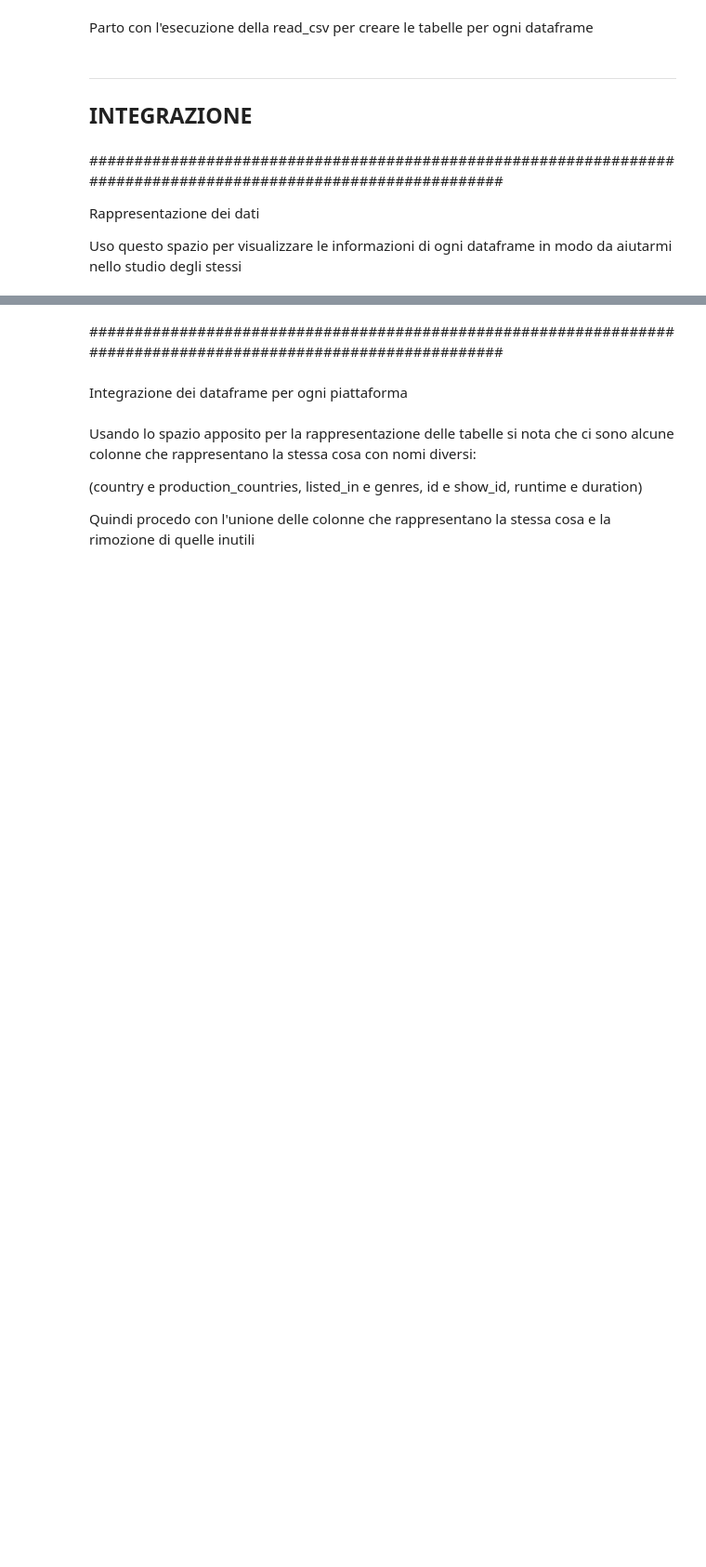
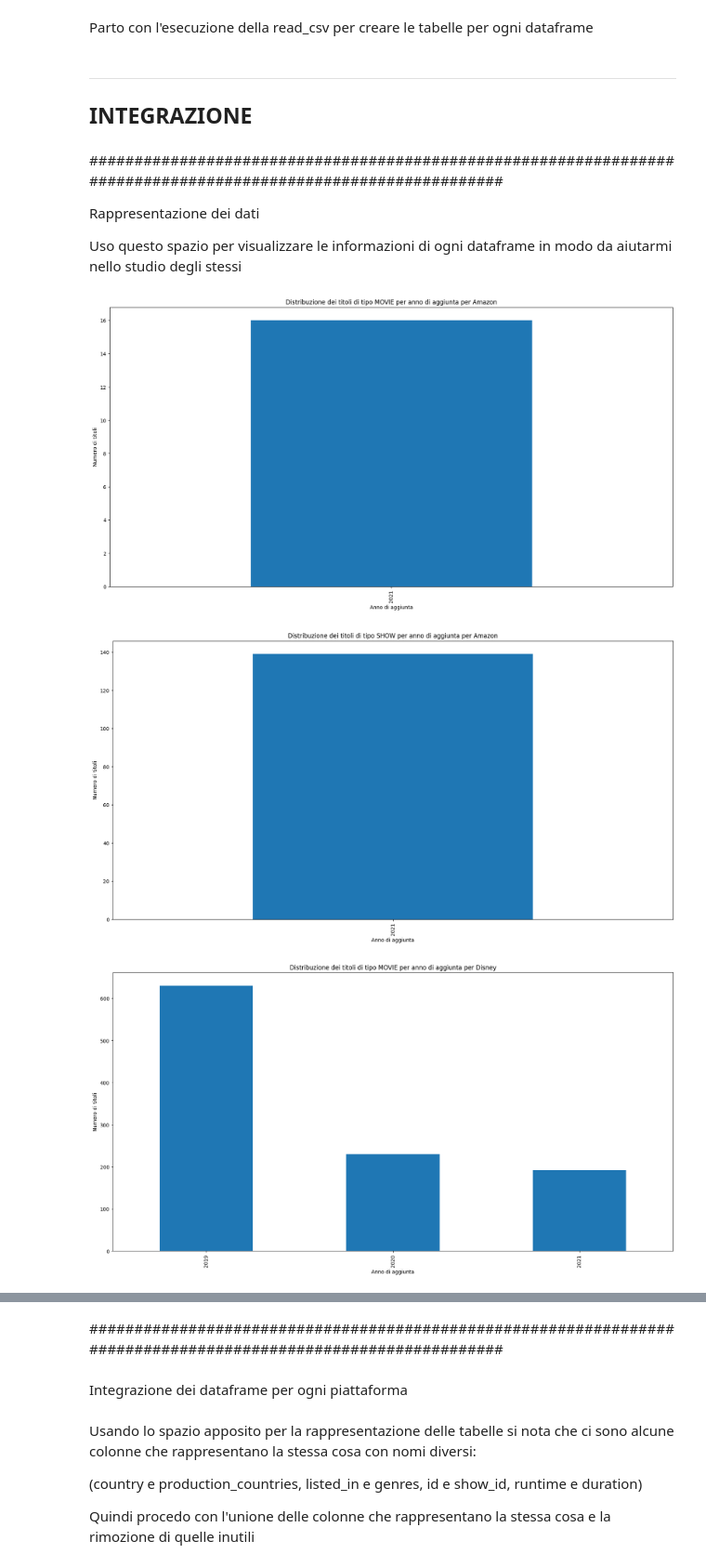
Before and after one commit to edotaggaedo/Progetto_finale_IDS, a Jupyter notebook: Progetto_Finale/ProgFin.ipynb, the cells around one changed output, grey strips where cells are left out. Shown at 93% size. Drawn from its saved outputs; the diff is of its cells as text; code cells hidden in the pictures; blank space fills up the shorter version.

```diff
--- a/Progetto_Finale/ProgFin.ipynb
+++ b/Progetto_Finale/ProgFin.ipynb
@@ -221,0 +152,40 @@ plt.show()
+# %%
+# Parte per visualizzare i grafici
+
+# Grafico che visualizzi la distribuzione dei titoli di tipo MOVIE per anno di aggiunta
+
+amazon_titles_combinata['year_added'][index_movie_amazon & index_notn_amazon].value_counts().plot(kind='bar', figsize=(20,10))
+
+plt.title('Distribuzione dei titoli di tipo MOVIE per anno di aggiunta per Amazon')
+plt.xlabel('Anno di aggiunta')
+plt.ylabel('Numero di titoli')
+plt.show()
+
+# Grafico che visualizzi la distribuzione dei titoli di tipo SHOW per anno di aggiunta
+
+amazon_titles_combinata['year_added'][index_show_amazon & index_notn_amazon].value_counts().plot(kind='bar', figsize=(20,10))
+
+plt.title('Distribuzione dei titoli di tipo SHOW per anno di aggiunta per Amazon')
+plt.xlabel('Anno di aggiunta')
+plt.ylabel('Numero di titoli')
+plt.show()
+
+# Disney
+
+disney_titles_combinata['year_added'][index_movie_disney & index_notn_disney].value_counts().plot(kind='bar', figsize=(20,10))
+
+plt.title('Distribuzione dei titoli di tipo MOVIE per anno di aggiunta per Disney')
+plt.xlabel('Anno di aggiunta')
+plt.ylabel('Numero di titoli')
+plt.show()
+
+disney_titles_combinata['year_added'][index_show_disney & index_notn_disney].value_counts().plot(kind='bar', figsize=(20,10))
+
+plt.title('Distribuzione dei titoli di tipo SHOW per anno di aggiunta per Disney')
+plt.xlabel('Anno di aggiunta')
+plt.ylabel('Numero di titoli')
+plt.show()
+# %% [output]
+[figure, added]
+[figure, added]
+[figure, added]
```
Also changed, not shown: parts of 5 cells of this notebook.
